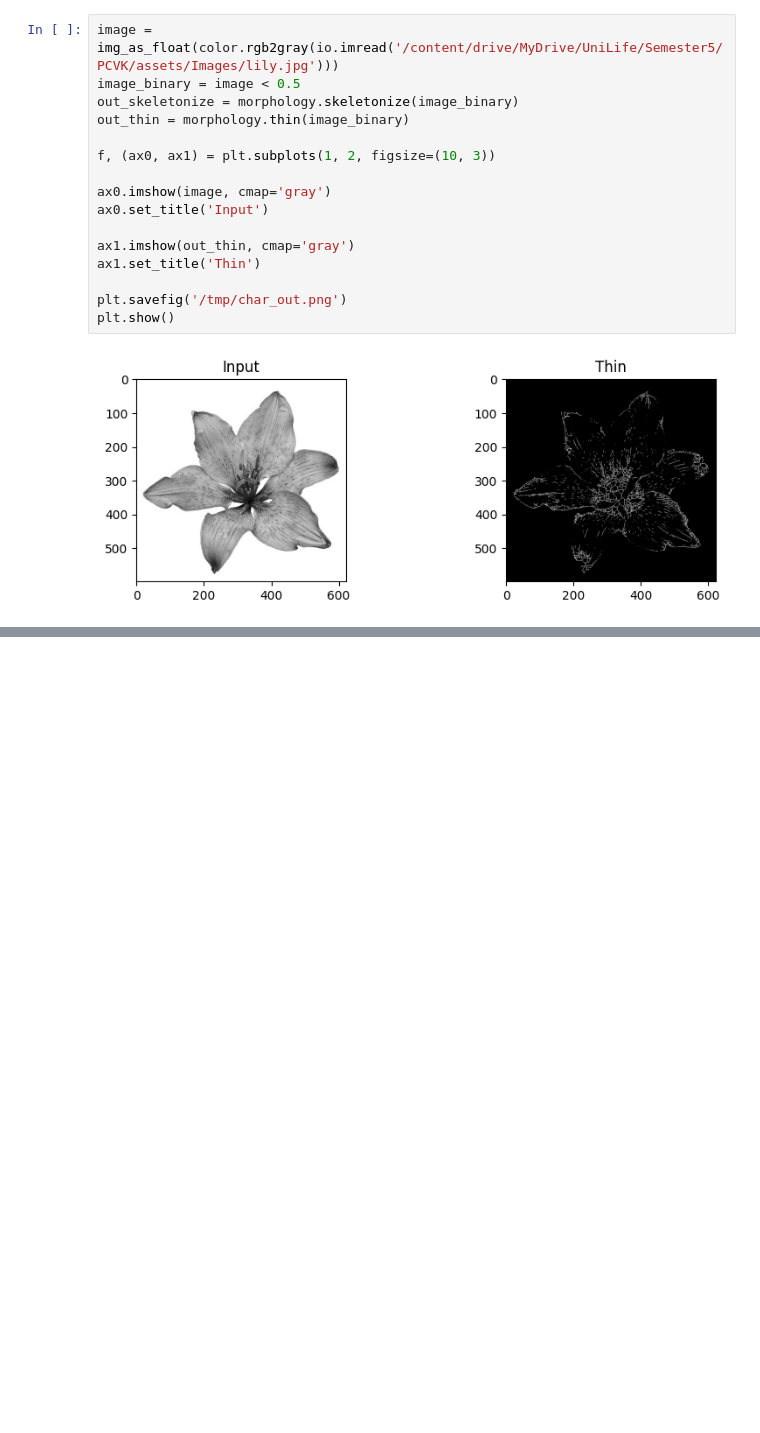
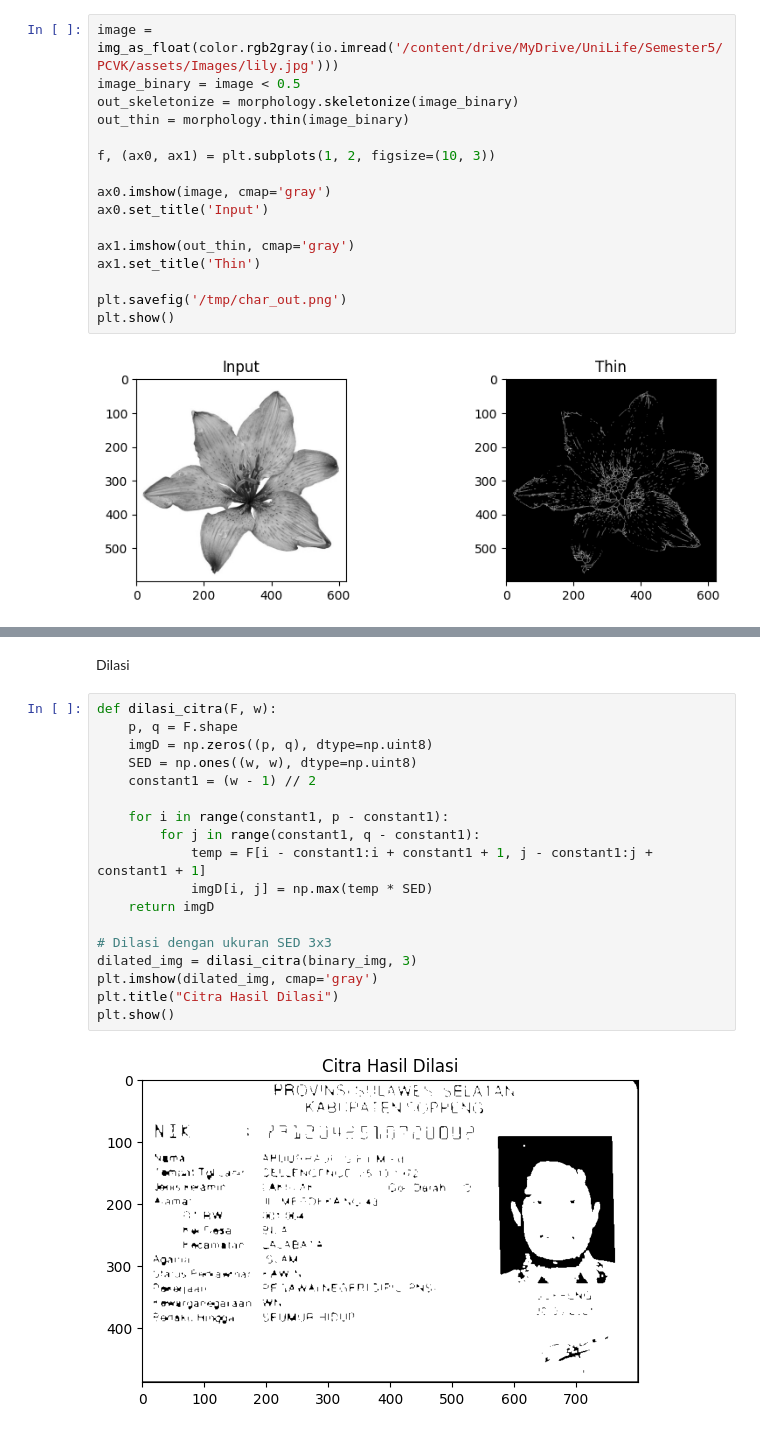
Before and after one commit to anabellatus/PCVK_Ganjil_2024, a Jupyter notebook: Week9.ipynb, the cells around one changed output, grey strips where cells are left out. Drawn from its saved outputs; the diff is of its cells as text; blank space fills up the shorter version.

```diff
--- a/Week9.ipynb
+++ b/Week9.ipynb
@@ -542,0 +566,22 @@ plt.show()
+# %% [markdown]
+Dilasi
+# %%
+def dilasi_citra(F, w):
+    p, q = F.shape
+    imgD = np.zeros((p, q), dtype=np.uint8)
+    SED = np.ones((w, w), dtype=np.uint8)
+    constant1 = (w - 1) // 2
+
+    for i in range(constant1, p - constant1):
+        for j in range(constant1, q - constant1):
+            temp = F[i - constant1:i + constant1 + 1, j - constant1:j + constant1 + 1]
+            imgD[i, j] = np.max(temp * SED)
+    return imgD
+
+# Dilasi dengan ukuran SED 3x3
+dilated_img = dilasi_citra(binary_img, 3)
+plt.imshow(dilated_img, cmap='gray')
+plt.title("Citra Hasil Dilasi")
+plt.show()
+# %% [output]
+[figure, added]
```
Also changed, not shown: parts of 9 cells of this notebook.
